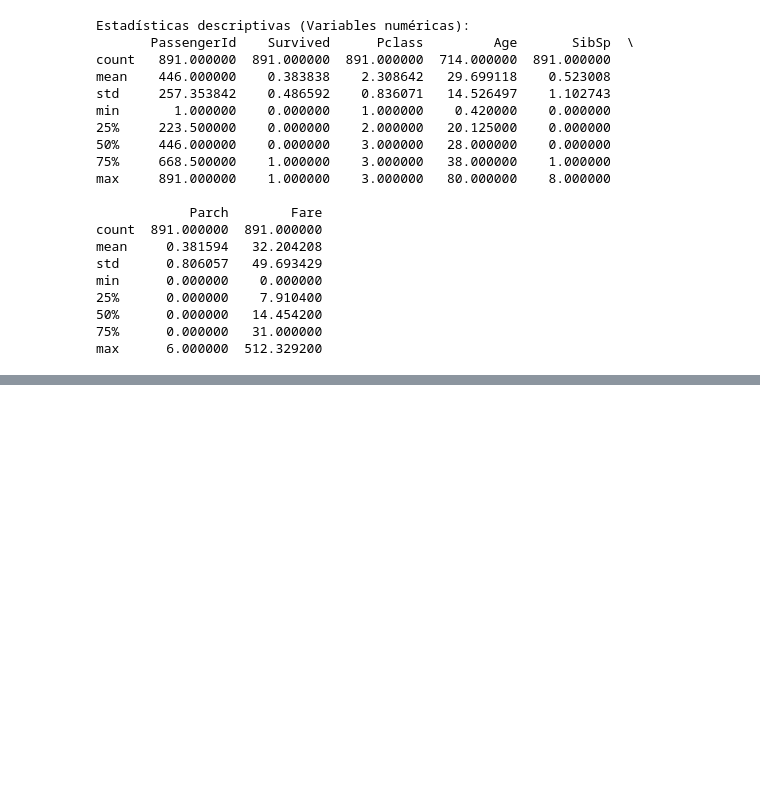
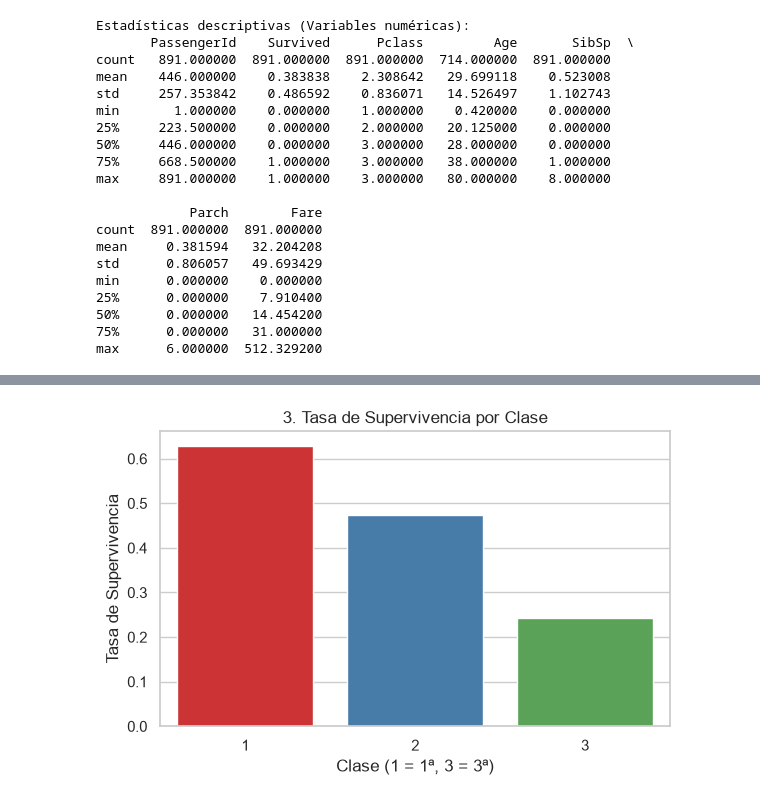
Before and after one commit to Tadand-64/Titanic, a Jupyter notebook: src/analysis.ipynb, the cells around one changed output, grey strips where cells are left out. Cells and saved outputs as stored; diff of their text form; code cells hidden in the pictures; blank space fills up the shorter version.

Commit message:
Se a terminado el Análisis de pasajeros del Titanic con todo lo que se solicito

```diff
--- a/src/analysis.ipynb
+++ b/src/analysis.ipynb
@@ -116,0 +215,12 @@ freq                          1   577       7     4      644
+# %%
+# Gráfico 3: Supervivencia por Clase de Pasajero
+plt.figure(figsize=(6, 4))
+sns.barplot(x='Pclass', y='Survived', hue='Pclass', legend=False, data=df, errorbar=None, palette='Set1')
+plt.title('3. Tasa de Supervivencia por Clase')
+plt.ylabel('Tasa de Supervivencia')
+plt.xlabel('Clase (1 = 1ª, 3 = 3ª)')
+plt.tight_layout()
+plt.savefig('../outputs/resultados/3_supervivencia_clase.png')
+plt.show()
+# %% [output]
+[figure, added]
```
Also changed, not shown: parts of 9 cells of this notebook, 7 other files.
